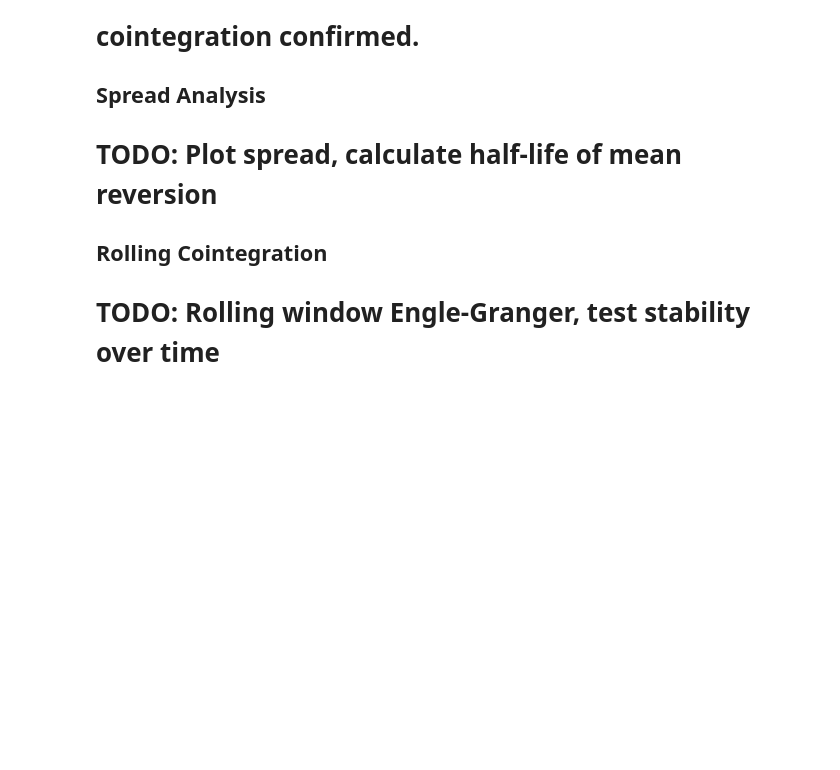
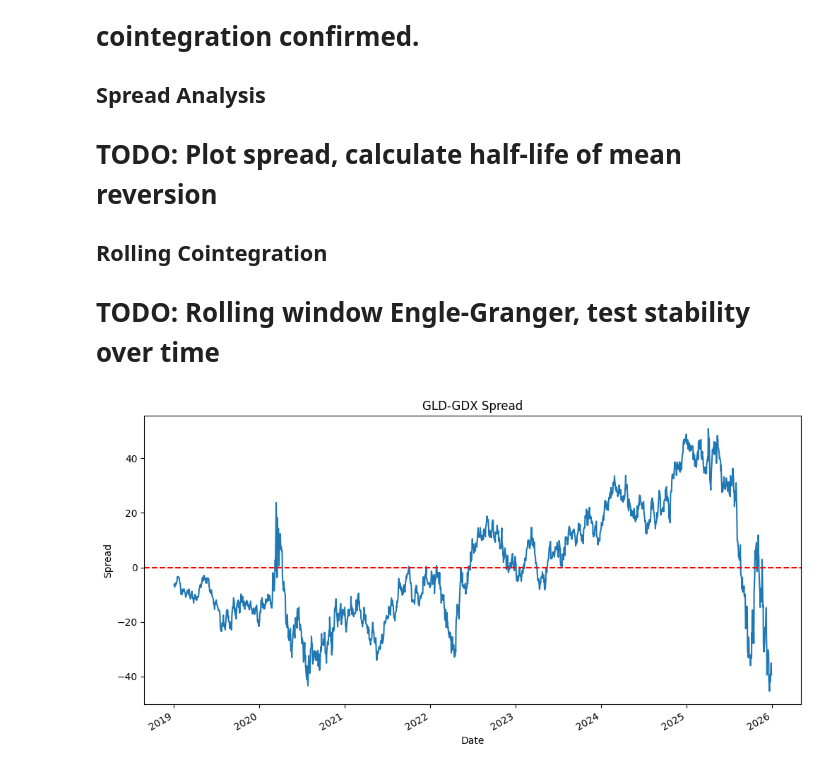
Before and after one commit to cee-emm-cee/financial-ts-models, a Jupyter notebook: notebooks/04_cointegration.ipynb, the cells around one changed output. Drawn from its saved outputs; the diff is of its cells as text; code cells hidden in the pictures; blank space fills up the shorter version.

Commit message:
04_cointegration: OLS spread construction and plot

```diff
--- a/notebooks/04_cointegration.ipynb
+++ b/notebooks/04_cointegration.ipynb
@@ -122,3 +122,18 @@ ADF Test: GLD/GDX Spread (OLS Residuals)
 
 ## Rolling Cointegration
 # TODO: Rolling window Engle-Granger, test stability over time
+# %%
+# Spread Construction: OLS regression GLD ~ GDX
+import numpy as np
+
+beta = np.cov(gld['Close'], gdx['Close'])[0,1] / np.var(gdx['Close'])
+alpha = np.mean(gld['Close']) - beta * np.mean(gdx['Close'])
+spread = gld['Close'] - (alpha + beta * gdx['Close'])
+
+spread.plot(title='GLD-GDX Spread', figsize=(12,6))
+plt.axhline(spread.mean(), color='red', linestyle='--')
+plt.ylabel('Spread')
+plt.savefig('../figures/gld_gdx_spread.png', dpi=150, bbox_inches='tight')
+plt.show()
+# %% [output]
+[figure, added]
```
Also changed, not shown: 1 other file.
